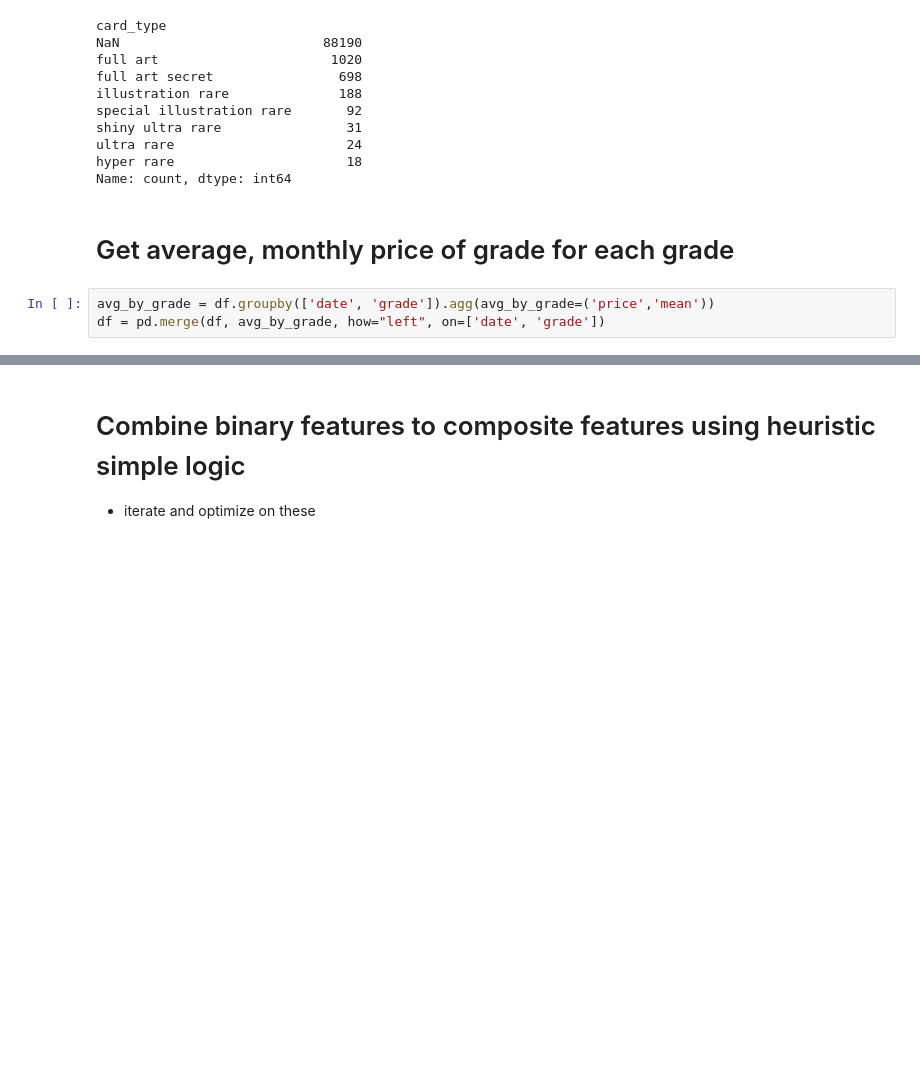
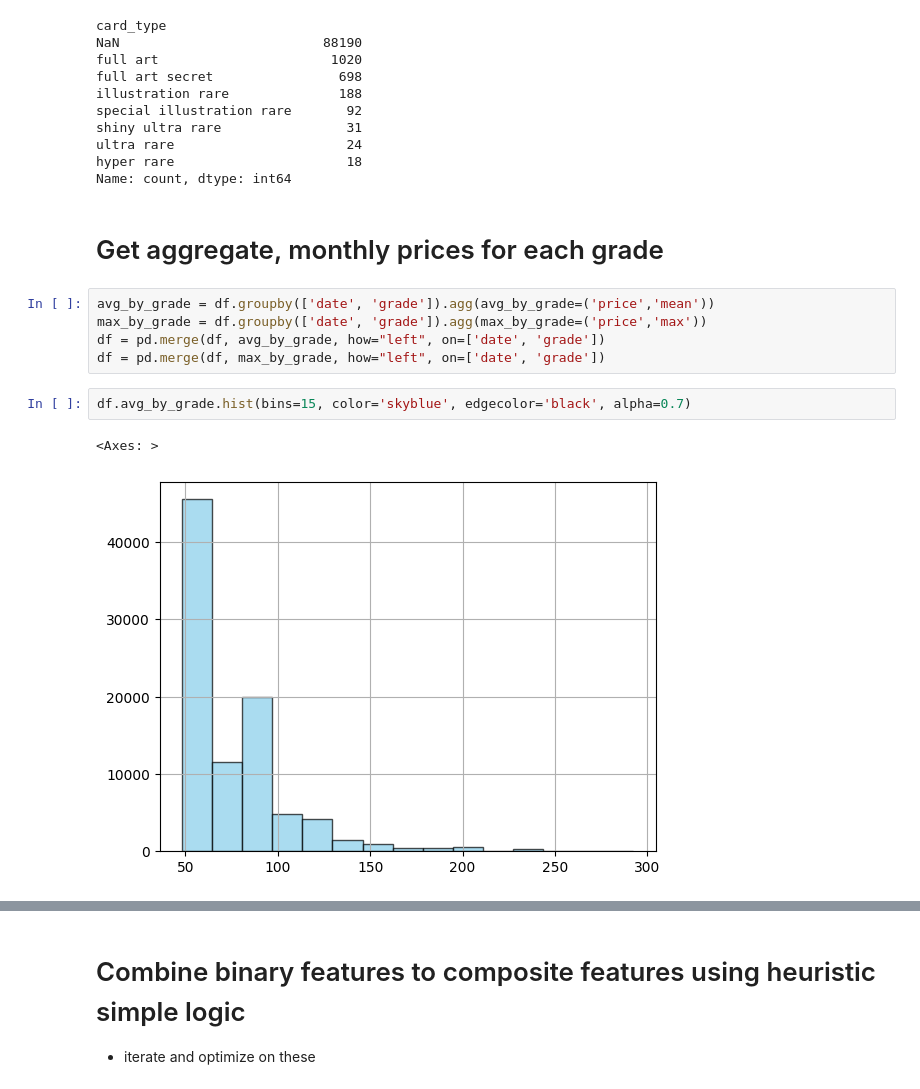
Before and after one commit to kennneth1/PokeAI, a Jupyter notebook: training/experiment.ipynb, the cells around one changed output, grey strips where cells are left out. Drawn from its saved outputs; the diff is of its cells as text; blank space fills up the shorter version.

```diff
--- a/training/experiment.ipynb
+++ b/training/experiment.ipynb
@@ -58,7 +59,14 @@ ultra rare                      24
 hyper rare                      18
 Name: count, dtype: int64
 # %% [markdown]
-# Get average, monthly price of grade for each grade
+# Get aggregate, monthly prices for each grade
 # %%
 avg_by_grade = df.groupby(['date', 'grade']).agg(avg_by_grade=('price','mean'))
+max_by_grade = df.groupby(['date', 'grade']).agg(max_by_grade=('price','max'))
 df = pd.merge(df, avg_by_grade, how="left", on=['date', 'grade'])
+df = pd.merge(df, max_by_grade, how="left", on=['date', 'grade'])
+# %%
+df.avg_by_grade.hist(bins=15, color='skyblue', edgecolor='black', alpha=0.7)
+# %% [output]
+<Axes: >
+[figure, added]
```
Also changed, not shown: parts of 11 cells of this notebook.
